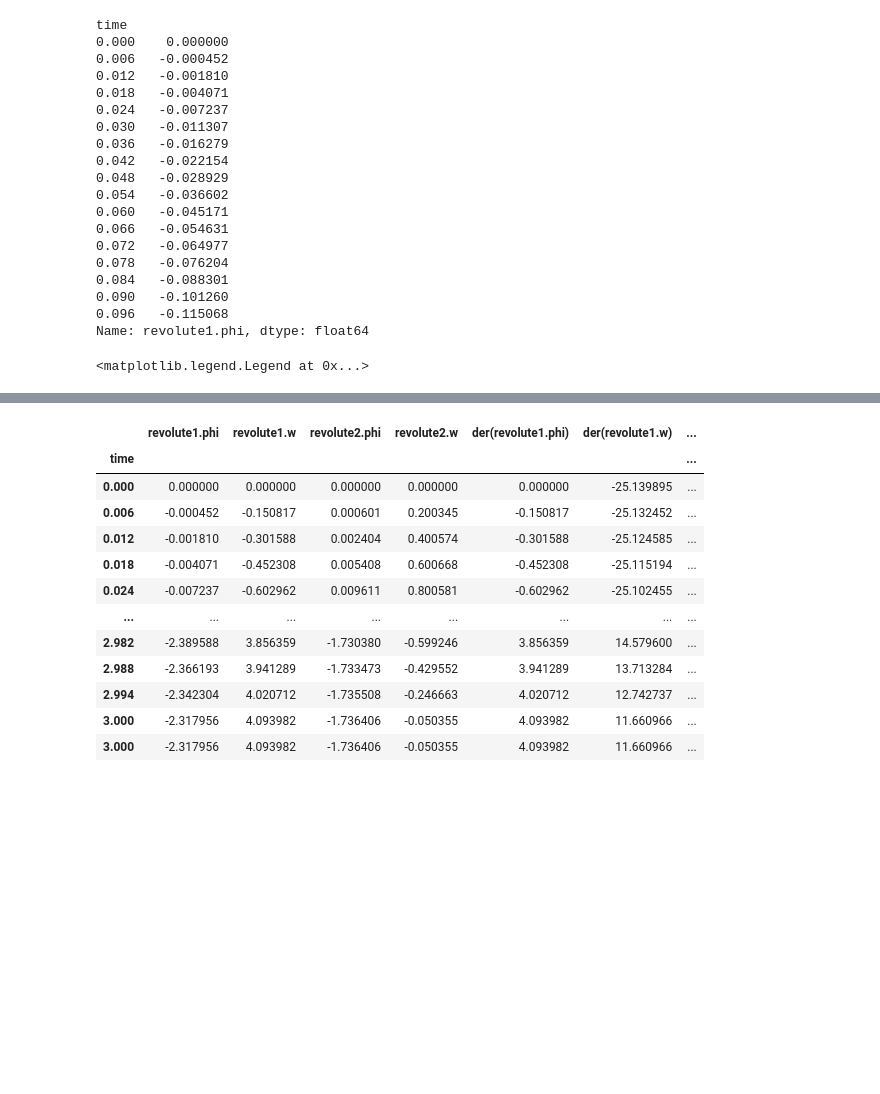
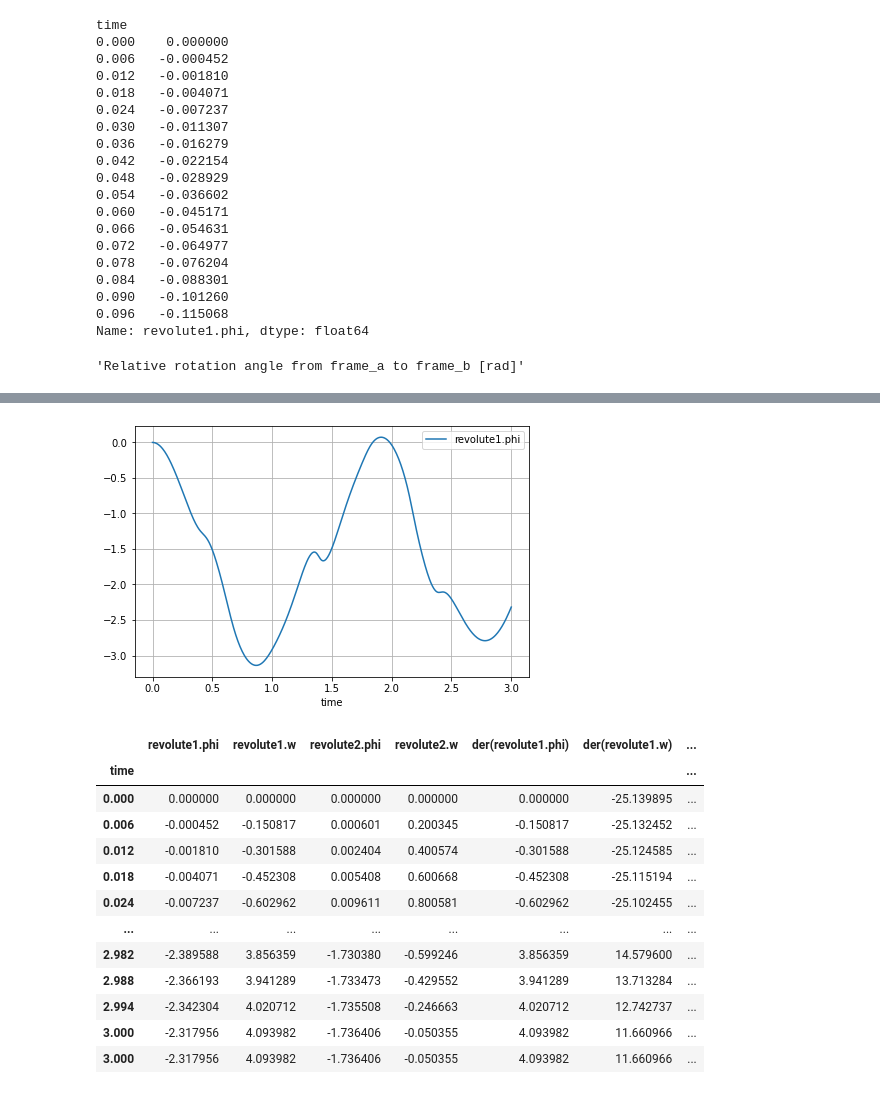
Before and after one commit to marthoch/DyMat, a Jupyter notebook: examples/DyMat_demo.ipynb, the cells around one changed output, grey strips where cells are left out. Drawn from its saved outputs; the diff is of its cells as text; code cells hidden in the pictures; blank space fills up the shorter version.

```diff
--- a/examples/DyMat_demo.ipynb
+++ b/examples/DyMat_demo.ipynb
@@ -57,5 +123,7 @@ fix, ax = plt.subplots(1,1)
 data['revolute1.phi'].plot(ax=ax)
 ax.grid(True)
 ax.legend()
+
+data.description('revolute1.phi')
 # %% [output]
-<matplotlib.legend.Legend at 0x...>
+'Relative rotation angle from frame_a to frame_b [rad]'
@@ -63,3 +130,4 @@ ax.legend()
+[figure, added]
 # %%
 data.get_simulation_data()
 # %% [output]
```
Also changed, not shown: parts of 16 cells of this notebook, 1 other file.
